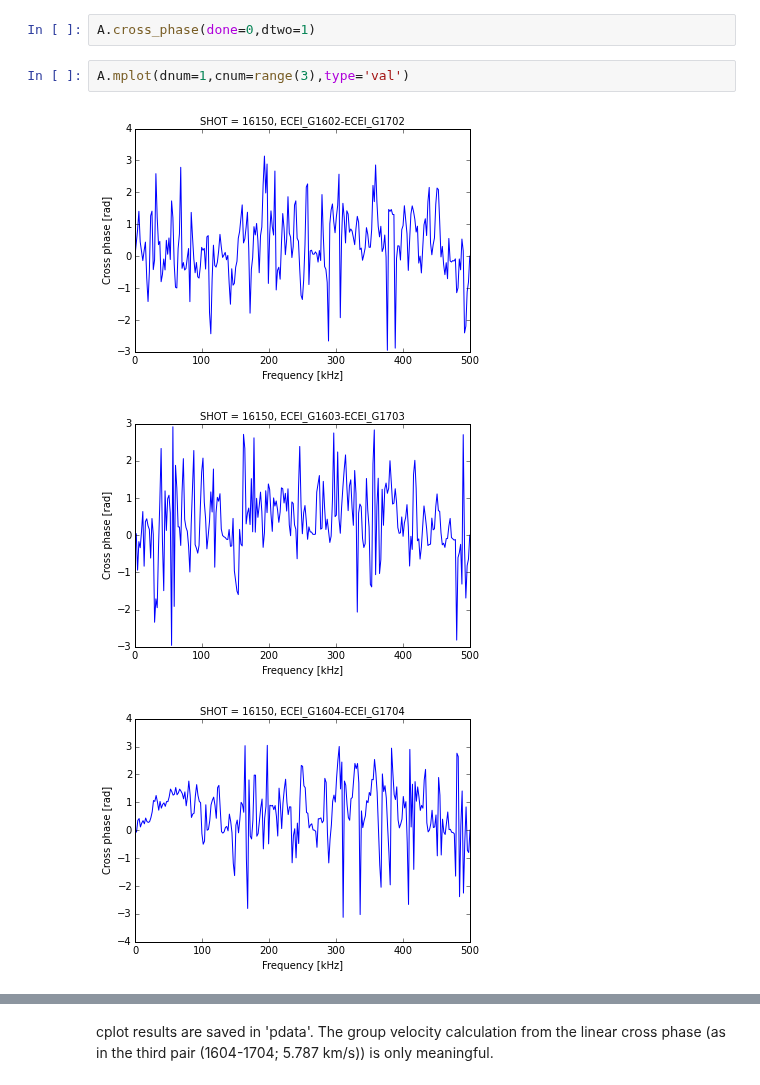
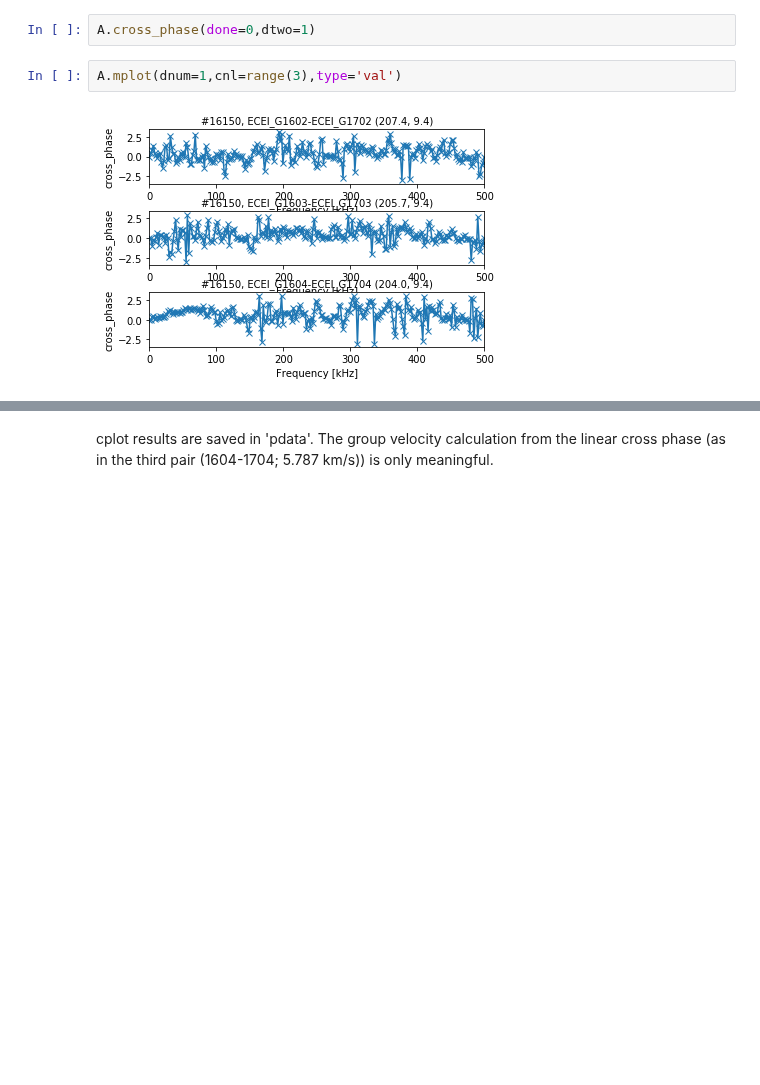
Before and after one commit to minjunJchoi/fluctana, a Jupyter notebook: examples/example1.ipynb, the cells around one changed output, grey strips where cells are left out. Cells and saved outputs as stored; diff of their text form; blank space fills up the shorter version.

```diff
--- a/examples/example1.ipynb
+++ b/examples/example1.ipynb
@@ -117,9 +107,7 @@ You can calculate and plot cross phase similarily.
 # %%
 A.cross_phase(done=0,dtwo=1)
 # %%
-A.mplot(dnum=1,cnum=range(3),type='val')
+A.mplot(dnum=1,cnl=range(3),type='val')
 # %% [output]
-[figure, old version]
+[figure, new version]
-[figure, removed]
-[figure, removed]
 # %%
```
Also changed, not shown: parts of 11 cells of this notebook, 5 other files.
